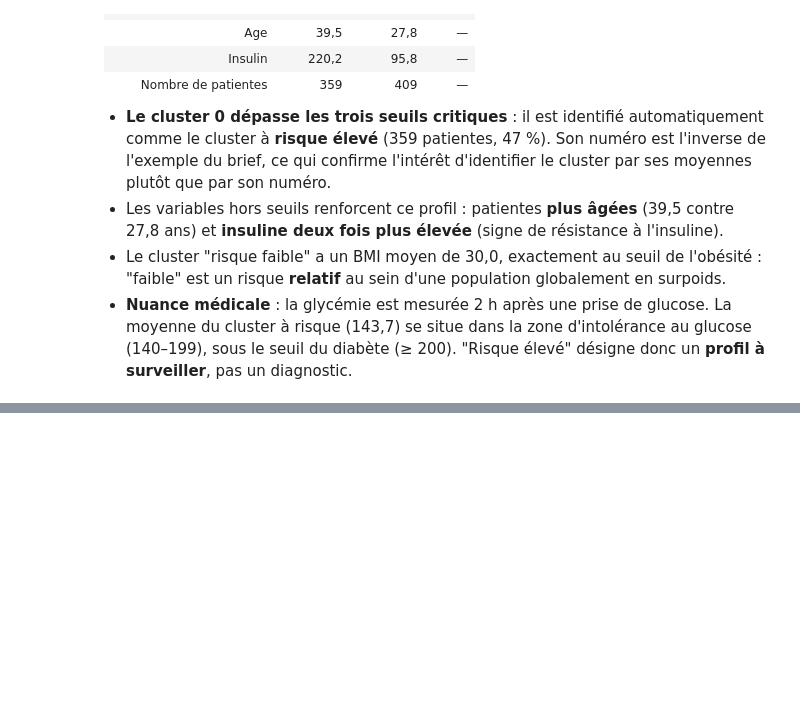
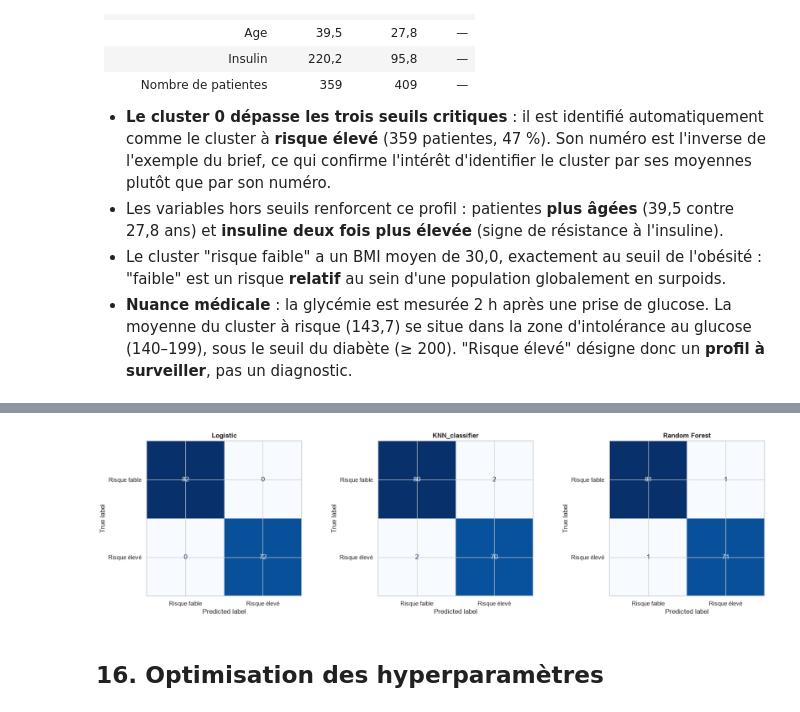
Before and after one commit to abdoelhadere-bit/Intelligent-Diabetes-Risk-Prediction-System, a Jupyter notebook: notebooks/01_eda_modeling.ipynb, the cells around one changed output, grey strips where cells are left out. Cells and saved outputs as stored; diff of their text form; code cells hidden in the pictures; blank space fills up the shorter version.

Commit message:
classification: compare 3 models, gridsearch tuning, save final pipeline

```diff
--- a/notebooks/01_eda_modeling.ipynb
+++ b/notebooks/01_eda_modeling.ipynb
@@ -844,0 +866,7 @@ Name: count, dtype: int64
+# %%
+X = df_clustered[SELECTED_FEATURES]
+Y = (df_clustered['Cluster'] == HIGH_RISK_CLUSTER).astype(int)
+
+X_train, X_test, Y_train, Y_test = train_test_split(X, Y, test_size=0.2, random_state=RANDOM_STATE, stratify=Y)
+print(f"X_train: {X_train.shape[0]} | X_test: {X_test.shape[0]}")
+Y.value_counts()
@@ -844,0 +918,23 @@ Name: count, dtype: int64
+# %%
+models = {
+    'Logistic': LogisticRegression(random_state=RANDOM_STATE),
+    'KNN_classifier':KNeighborsClassifier(),
+    'Random Forest':RandomForestClassifier(random_state=RANDOM_STATE)
+}
+
+results, fitted_pipelines = [], {}
+
+for name, model in models.items():
+    pipeline = build_pipeline(model).fit(X_train, Y_train)
+    y_pred = pipeline.predict(X_test)
+    fitted_pipelines[name] = pipeline
+    results.append({
+        "modele": name,
+        "accuracy": accuracy_score(Y_test, y_pred),
+        "precision": precision_score(Y_test, y_pred),
+        "recall": recall_score(Y_test, y_pred),
+        "f1": f1_score(Y_test, y_pred),
+    })
+
+baseline_scores = pd.DataFrame(results).set_index("modele").round(3)
+baseline_scores
@@ -844,0 +947,17 @@ Name: count, dtype: int64
+# %%
+fig, axes = plt.subplots(nrows=1, ncols=3, figsize=(18, 5))
+
+for ax, (name, pipeline) in zip(axes, fitted_pipelines.items()):
+    ConfusionMatrixDisplay.from_estimator(
+        pipeline, X_test, Y_test,
+        display_labels=["Risque faible", "Risque élevé"],
+        cmap="Blues", colorbar=False, ax=ax,
+    )
+    ax.set_title(name, fontweight="bold")
+
+plt.tight_layout()
+plt.show()
+# %% [output]
+[figure, added]
+# %% [markdown]
+## 16. Optimisation des hyperparamètres
```
Also changed, not shown: parts of 14 cells of this notebook, 1 other file.
